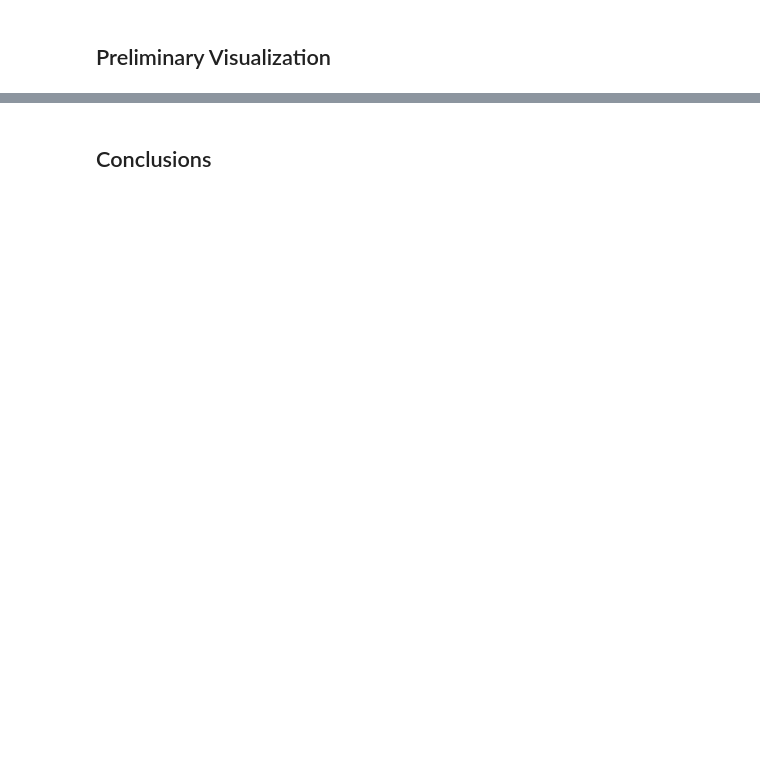
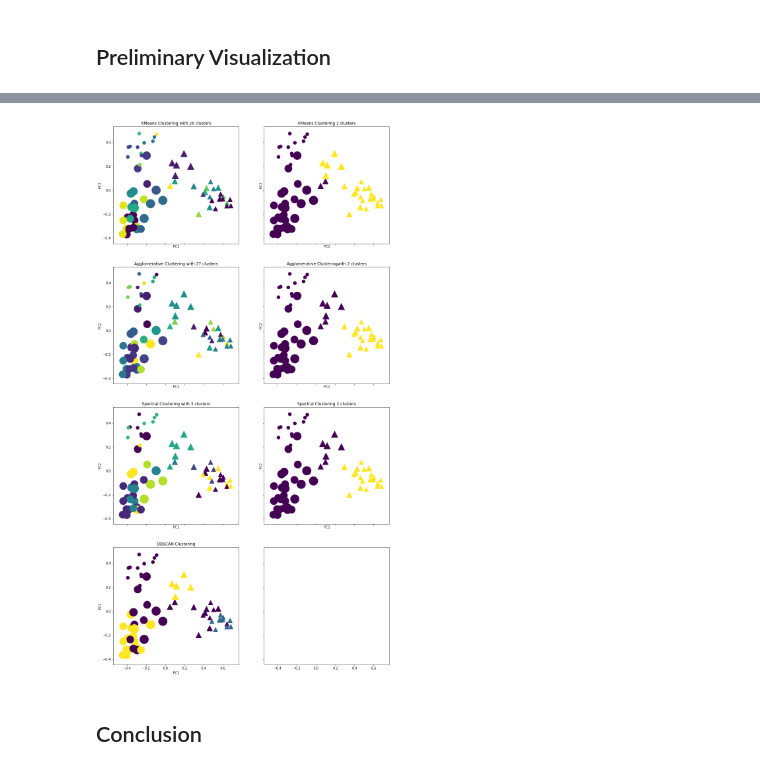
Before and after one commit to rohitkyadv/STAT517, a Jupyter notebook: Question3_Pro2.ipynb, the cells around one changed output, grey strips where cells are left out. Cells and saved outputs as stored; diff of their text form; code cells hidden in the pictures; blank space fills up the shorter version.

```diff
--- a/Question3_Pro2.ipynb
+++ b/Question3_Pro2.ipynb
@@ -131,8 +139,0 @@ print ("Tree of depth 10 Test set score: {:.2f}".format(tree2.score(xTest, yTest
-# %%
-for n in range(2,12):
-    # this loop tries number of neighbors from 2 to 11
-    knn = KNeighborsRegressor(n_neighbors=n)
-    # KNN with 6 neighbors was found to be the most accurate in general
-    knn.fit(xTrain, yTrain)
-    print ("Training set score with " + str(n) + " neighbors: {:.2f}".format(knn.score(xTrain, yTrain)))
-    print ("Test set score with " + str(n) + " neighbors: {:.2f}".format(knn.score(xTest, yTest)))
@@ -145,0 +194,13 @@ print("Test set score: {:.3f}".format(gbr.score(xTest, yTest)))
+# %%
+dataPCAot = []
+dataPCAnt = []
+for n, row in enumerate(dataPCA):
+    if cat[n]:
+        dataPCAot.append(row.tolist())
+    else:
+        dataPCAnt.append(row.tolist())
+dataPCAot = np.array(dataPCAot)
+dataPCAnt = np.array(dataPCAnt)
+print (dataPCAot[:,0])
+#dataPCAot.append()
+#dataPCAnt.append()
@@ -146,2 +215,28 @@ print("Test set score: {:.3f}".format(gbr.score(xTest, yTest)))
+# %%
+fig, ax = plt.subplots(4, 2, sharex='col', sharey='row', figsize=(15,30))
+ax[0,0].scatter(dataPCAot[:, 0], dataPCAot[:, 1], c=bibledataOT['kmeansLabels'], marker='o', s=[sections[n] for n in bibledataOT['Sections'].tolist()], cmap='viridis')
+ax[0,0].scatter(dataPCAnt[:, 0], dataPCAnt[:, 1], c=bibledataNT['kmeansLabels'], marker='^', s=[sections[n] for n in bibledataNT['Sections'].tolist()], cmap='viridis')
+ax[0,0].set(xlabel='PC1', ylabel='PC2', title='KMeans Clustering with ' + str(kmeansOptimal) + ' clusters')
+ax[0,1].scatter(dataPCAot[:, 0], dataPCAot[:, 1], c=bibledataOT['kmeansLabels2'], marker='o', s=[sections[n] for n in bibledataOT['Sections'].tolist()], cmap='viridis')
+ax[0,1].scatter(dataPCAnt[:, 0], dataPCAnt[:, 1], c=bibledataNT['kmeansLabels2'], marker='^', s=[sections[n] for n in bibledataNT['Sections'].tolist()], cmap='viridis')
+ax[0,1].set(xlabel='PC1', ylabel='PC2', title='KMeans Clustering 2 clusters')
+ax[1,0].scatter(dataPCAot[:, 0], dataPCAot[:, 1], c=bibledataOT['aggloLabels'], marker='o', s=[sections[n] for n in bibledataOT['Sections'].tolist()], cmap='viridis')
+ax[1,0].scatter(dataPCAnt[:, 0], dataPCAnt[:, 1], c=bibledataNT['aggloLabels'], marker='^', s=[sections[n] for n in bibledataNT['Sections'].tolist()], cmap='viridis')
+ax[1,0].set(xlabel='PC1', ylabel='PC2', title='Agglomerative Clustering with ' + str(aggloOptimal) + ' clusters')
+ax[1,1].scatter(dataPCAot[:, 0], dataPCAot[:, 1], c=bibledataOT['aggloLabels2'], marker='o', s=[sections[n] for n in bibledataOT['Sections'].tolist()], cmap='viridis')
+ax[1,1].scatter(dataPCAnt[:, 0], dataPCAnt[:, 1], c=bibledataNT['aggloLabels2'], marker='^', s=[sections[n] for n in bibledataNT['Sections'].tolist()], cmap='viridis')
+ax[1,1].set(xlabel='PC1', ylabel='PC2', title='Agglomerative Clusteringwith 2 clusters')
+ax[2,0].scatter(dataPCAot[:, 0], dataPCAot[:, 1], c=bibledataOT['spectralLabels'], marker='o', s=[sections[n] for n in bibledataOT['Sections'].tolist()], cmap='viridis')
+ax[2,0].scatter(dataPCAnt[:, 0], dataPCAnt[:, 1], c=bibledataNT['spectralLabels'], marker='^', s=[sections[n] for n in bibledataNT['Sections'].tolist()], cmap='viridis')
+ax[2,0].set(xlabel='PC1', ylabel='PC2', title='Spectral Clustering with ' + str(spectralOptimal) + ' clusters')
+ax[2,1].scatter(dataPCAot[:, 0], dataPCAot[:, 1], c=bibledataOT['spectralLabels2'], marker='o', s=[sections[n] for n in bibledataOT['Sections'].tolist()], cmap='viridis')
+ax[2,1].scatter(dataPCAnt[:, 0], dataPCAnt[:, 1], c=bibledataNT['spectralLabels2'], marker='^', s=[sections[n] for n in bibledataNT['Sections'].tolist()], cmap='viridis')
+ax[2,1].set(xlabel='PC1', ylabel='PC2', title='Spectral Clustering 2 clusters')
+ax[3,0].scatter(dataPCAot[:, 0], dataPCAot[:, 1], c=bibledataOT['dbLabels'], marker='o', s=[sections[n] for n in bibledataOT['Sections'].tolist()], cmap='viridis')
+ax[3,0].scatter(dataPCAnt[:, 0], dataPCAnt[:, 1], c=bibledataNT['dbLabels'], marker='^', s=[sections[n] for n in bibledataNT['Sections'].tolist()], cmap='viridis')
+ax[3,0].set(xlabel='PC1', ylabel='PC2', title='DBSCAN Clustering')
+plt.show()
+# %% [output]
+[figure, added]
 # %% [markdown]
-## Conclusions
+## Conclusion
```
Also changed, not shown: parts of 30 cells of this notebook, 1 other file.
